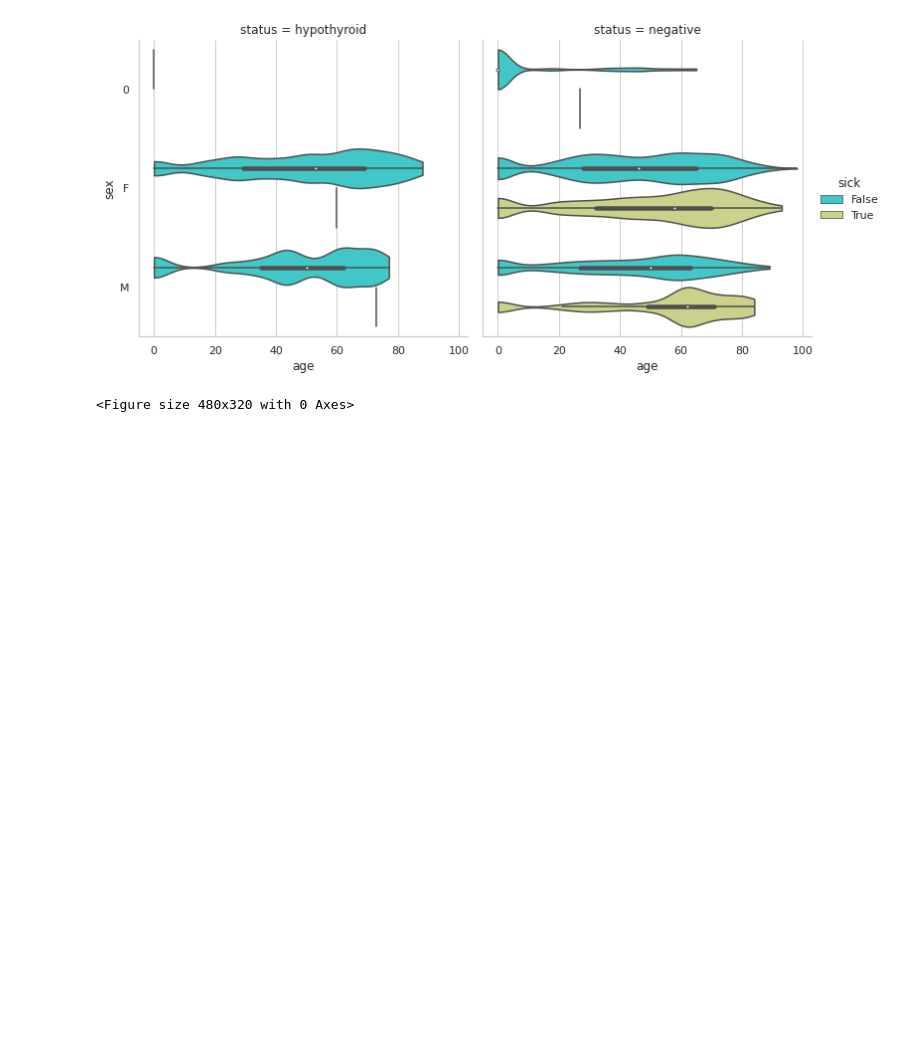
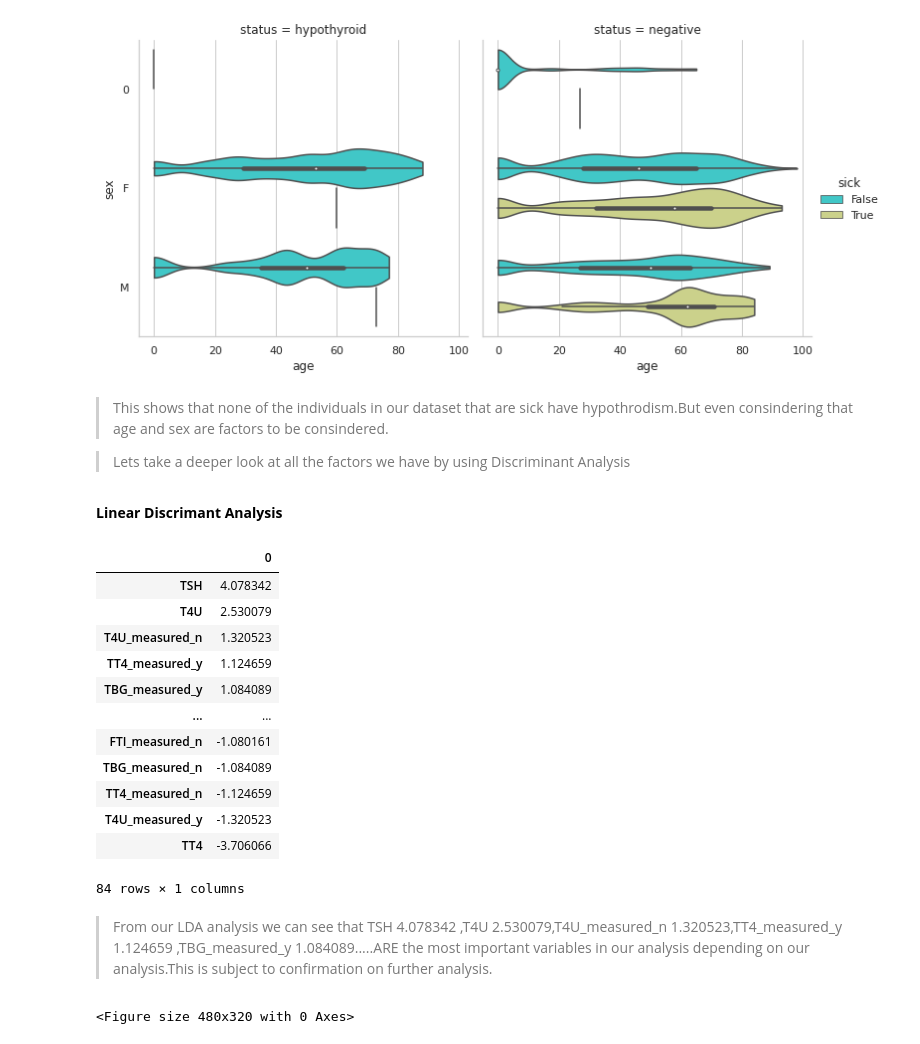
Before and after one commit to Eswa2020/Decision-trees-project, a Jupyter notebook: Esther_Wairimu_Kamau_Independent_Project_week8_core.ipynb, the cells around one changed output. Saved outputs shown, nothing was run; the diff lists cells and outputs as text; code cells hidden in the pictures; blank space fills up the shorter version.

```diff
--- a/Esther_Wairimu_Kamau_Independent_Project_week8_core.ipynb
+++ b/Esther_Wairimu_Kamau_Independent_Project_week8_core.ipynb
@@ -608,3 +600,58 @@ plt.show()
+# %% [markdown]
+> This shows that none of the individuals in our dataset that are sick have hypothrodism.But even consindering that age and sex are factors to be consindered.
+
+>Lets take a deeper look at all the factors we have by using Discriminant Analysis
+# %% [markdown]
+**Linear Discrimant Analysis**
+# %%
+# dividing dataset into feature set and corresponding labels
+features = df_thyroid.drop(['status'], axis=1)
+
+features =pd.get_dummies(features)
+
+X = features
+
+y = np.where(df_thyroid.status == 'hypothyroid', 1, 0)
+
+# splitting the data into train and test sets
+# import train_test_split
+from sklearn.model_selection import train_test_split
+X_train, X_test, y_train, y_test = train_test_split(X, y, test_size = 0.2, random_state = 0)
+
+# normalizing our data
+from sklearn.preprocessing import StandardScaler
+sc = StandardScaler()
+X_train = sc.fit_transform(X_train)
+X_test = sc.transform(X_test)
+
+# applying Principle Component Analyis
+# importing pca
+from sklearn.discriminant_analysis import LinearDiscriminantAnalysis as LDA
+
+lda = LDA(n_components = 1)
+X_train = lda.fit_transform(X_train, y_train)
+X_test = lda.transform(X_test)
+
+# printing factors that affect the price of a house in order of how much weight each of the factors carry
+factors = pd.DataFrame (index = X.columns.values, data = lda.coef_[0].T)
+# pd.options.display.float_format = '{:.8f}'.float_format
+factors.sort_values(0, ascending = False)
+# %% [output]
+|  | 0 |
+| TSH | 4.078342 |
+| T4U | 2.530079 |
+| T4U_measured_n | 1.320523 |
+| TT4_measured_y | 1.124659 |
+| TBG_measured_y | 1.084089 |
+| ... | ... |
+| FTI_measured_n | -1.080161 |
+| TBG_measured_n | -1.084089 |
+| TT4_measured_n | -1.124659 |
+| T4U_measured_y | -1.320523 |
+| TT4 | -3.706066 |
+84 rows × 1 columns
+# %% [markdown]
+> From our LDA analysis we can see that  TSH	4.078342 ,T4U	2.530079,T4U_measured_n	1.320523,TT4_measured_y	1.124659 ,TBG_measured_y	1.084089.....ARE the most important variables in our analysis depending on our analysis.This is subject to confirmation on further analysis.
 # %%
 plt.figure(dpi= 100)
 sns.pairplot(df_thyroid[['TSH', 'T3', 'TT4', 'T4U', 'FTI', 'status']], kind="scatter", hue="status", plot_kws=dict(s=80, edgecolor="black", linewidth=2.5))
```
Also changed, not shown: parts of 12 cells of this notebook.
